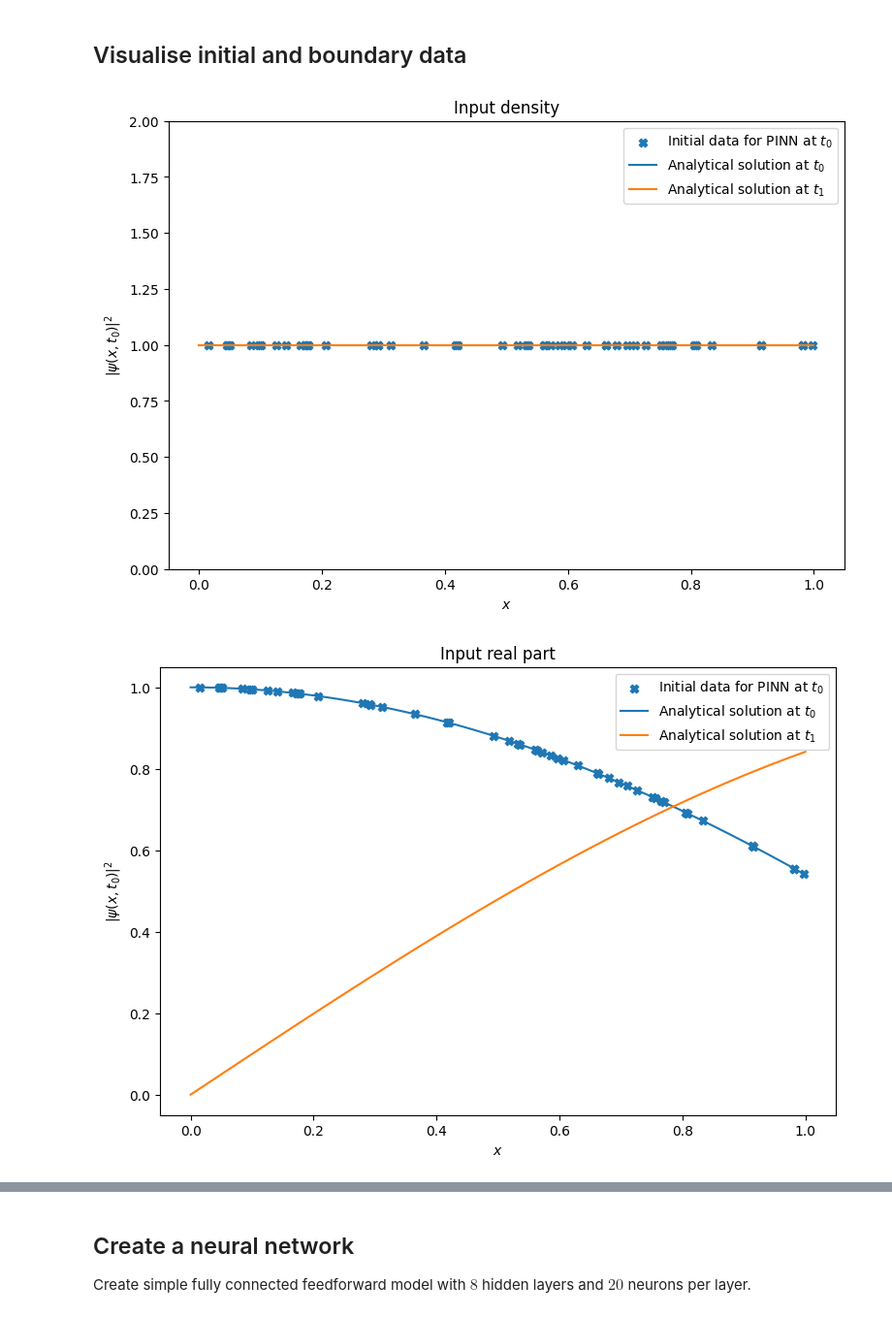
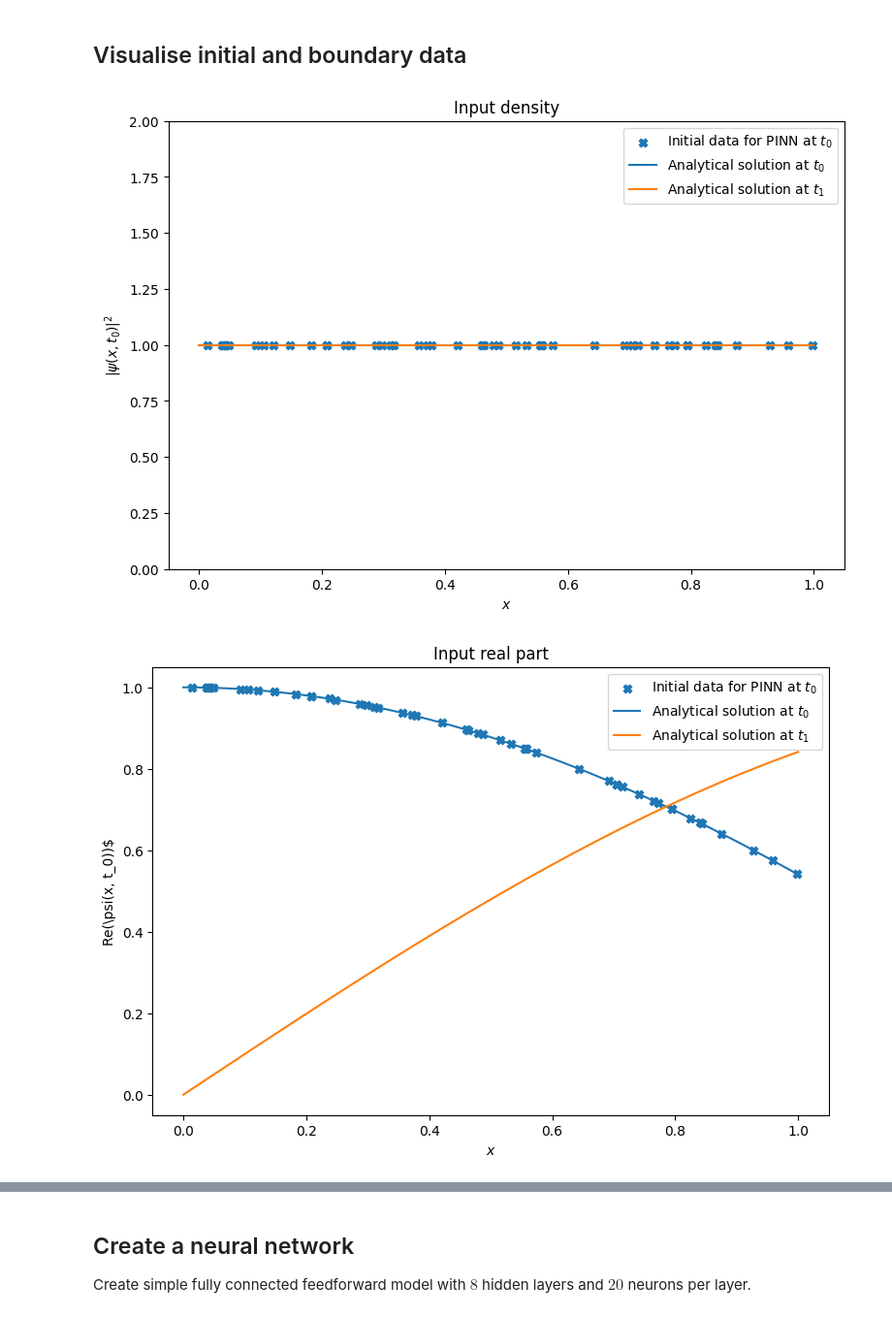
Before and after one commit to KunkelAlexander/pinn-tensorflow, a Jupyter notebook: linear_schroedinger_1d.ipynb, the cells around one changed output, grey strips where cells are left out. Shown at 97% size. Drawn from its saved outputs; the diff is of its cells as text; code cells hidden in the pictures.

Commit message:
Update with plane wave run

```diff
--- a/linear_schroedinger_1d.ipynb
+++ b/linear_schroedinger_1d.ipynb
@@ -37,31 +52,48 @@ tf.keras.backend.set_floatx(rtype)
 In the first test, we consider a stationary Gaussian wave packet in the center of the domain.
 # %%
 t0    = tf.constant(0.0) # initial time
-t1    = tf.constant(3.14) # final time
+t1    = tf.constant(np.pi) # final time
 xl    = tf.constant(0.0)  # left domain boundary
 xr    = tf.constant(1.0)  # right domain boundary
-xc    = tf.constant(0.5, dtype=ctype)     # center of wave packet
-alpha = tf.constant(1.0/100, dtype=ctype) # width of wave packet
 hbar  = tf.constant(1.0)    # physical constants
 mass  = tf.constant(1.0)    # physical constants
 chbar = tf.cast(hbar, ctype)
 cmass = tf.cast(mass, ctype)
 
-# define stationary gaussian wave packet
+# define plane wave
 # complex numbers are treated as vectors of length 2
 # this generalises to higher dimensional output vectors
 def psi(x, t):
     return plane_wave(x, t)
 
 def gaussian(x, t):
+    xc    = 0.5    # center of wave packet
+    alpha = 0.01   # width of wave packet
     # cast real input to complex type
     cx = tf.cast(x, dtype=ctype)
     ct = tf.cast(t, dtype=ctype)
-
-    norm = tf.sqrt(1/(alpha+1j*ct))
-    psi  = norm * tf.exp(-((cx - 0.5)**2)/(2*(alpha+1j*ct)))
+    psi = tf.sqrt(1 / (alpha + 1j * ct * chbar/cmass)) * tf.exp(
+            -((cx - xc) ** 2) / (2 * (alpha + 1j * ct * chbar/cmass))
+        )
     return tf.concat([tf.math.real(psi), tf.math.imag(psi)], axis=1)
 
+def moving_gaussian(x, t):
+    xc    = tf.constant(0.5, dtype=ctype)     # center of wave packet
+    alpha = tf.constant(1.0/100, dtype=ctype) # width of wave packet
+    k = 1
+    s = 0.1
+    cx = tf.cast(x, dtype=ctype)
+    ct = tf.cast(t, dtype=ctype)
+    s2  = s**2
+    psi = tf.exp(-0.25 * (cx - xc - 2j * k * s2)**2 / (s2 + 1j * ct))
+    psi = psi * tf.exp(1j * k * xc - k**2 * s2) / tf.sqrt(s2 + 1j * ct)
+    psi = (0.5 * s2 / np.pi)**0.25 * psi
+    return tf.concat([tf.math.real(psi), tf.math.imag(psi)], axis=1)
+
+def li2(x, t, A=np.sqrt(5)-np.sqrt(6), B=np.sqrt(6)):
+    C, S = sc.fresnel((x-x0)*np.sqrt(1/(np.pi*t * hbar/m)))
+    psi = A/2 + B - A/2*(1+1.j)*C - A/2*(1-1.j)*S
+    return psi
 
 def plane_wave(x, t):
     # cast real input to complex type
@@ -137,41 +167,39 @@ psi_1_linear = psi(x_linear, t1_linear)
 psi_l_linear = psi(xl_linear, t_linear)
 psi_r_linear = psi(xr_linear, t_linear)
 # %%
-
-
 fig = plt.figure(figsize=(9,6))
 plt.title('Input density')
 plt.scatter(x_initial, get_density(psi_initial),  marker='X', label="Initial data for PINN at $t_0$")
 plt.plot(x_linear, get_density(psi_0_linear), label=r"Analytical solution at $t_0$")
 plt.plot(x_linear, get_density(psi_1_linear), label=r"Analytical solution at $t_1$")
 plt.ylim(0, 2)
 plt.xlabel('$x$')
 plt.ylabel('$|\psi(x, t_0)|^2$')#
 plt.legend()
 plt.show()
 plt.close()
 
 fig = plt.figure(figsize=(9,6))
 plt.title('Input real part')
 plt.scatter(x_initial, get_real(psi_initial),  marker='X', label="Initial data for PINN at $t_0$")
 plt.plot(x_linear, get_real(psi_0_linear), label=r"Analytical solution at $t_0$")
 plt.plot(x_linear, get_real(psi_1_linear), label=r"Analytical solution at $t_1$")
 plt.xlabel('$x$')
-plt.ylabel('$|\psi(x, t_0)|^2$')#
+plt.ylabel('Re(\psi(x, t_0))$')#
 plt.legend()
 plt.show()
 plt.close()
 
 fig = plt.figure(figsize=(9,6))
 plt.title('Input imag part')
 plt.scatter(x_initial, get_imag(psi_initial),  marker='X', label="Initial data for PINN at $t_0$")
 plt.plot(x_linear, get_imag(psi_0_linear), label=r"Analytical solution at $t_0$")
 plt.plot(x_linear, get_imag(psi_1_linear), label=r"Analytical solution at $t_1$")
 plt.xlabel('$x$')
-plt.ylabel('$|\psi(x, t_0)|^2$')#
+plt.ylabel('$Im(\psi(x, t_0))$')#
 plt.legend()
 plt.show()
 plt.close()
 # %% [output]
-[figure, old version]
+[figure, new version]
-[figure, old version]
+[figure, new version]
```
Also changed, not shown: parts of 19 cells of this notebook.
